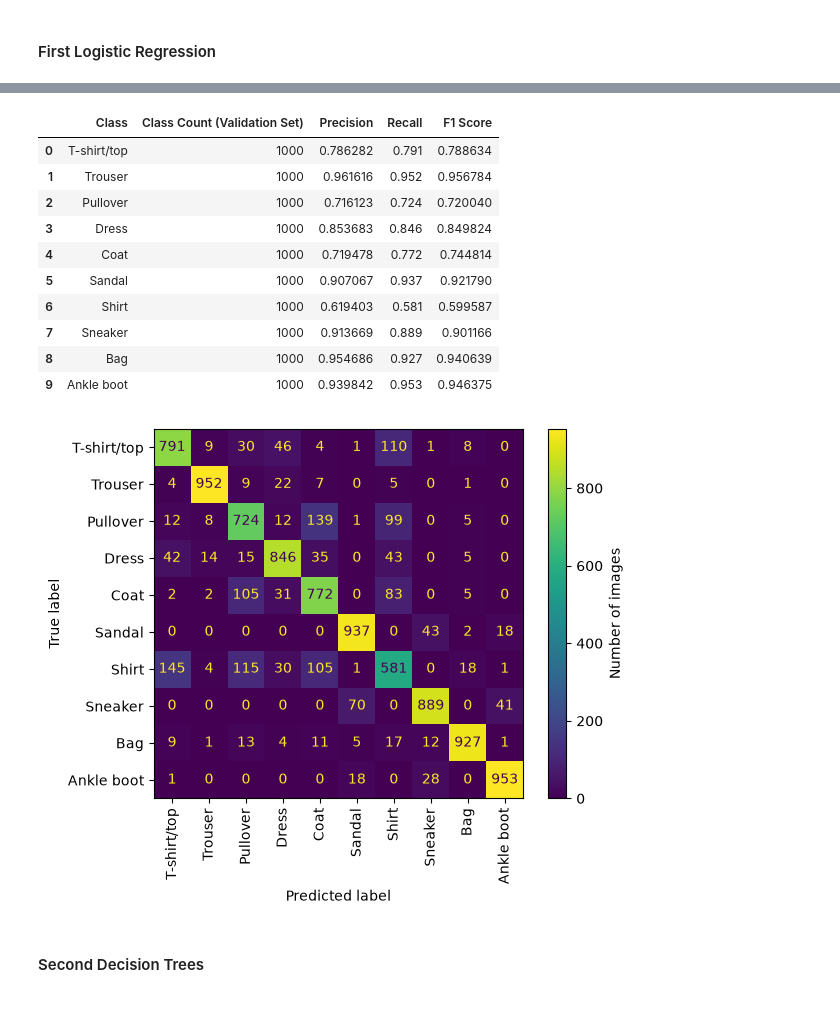
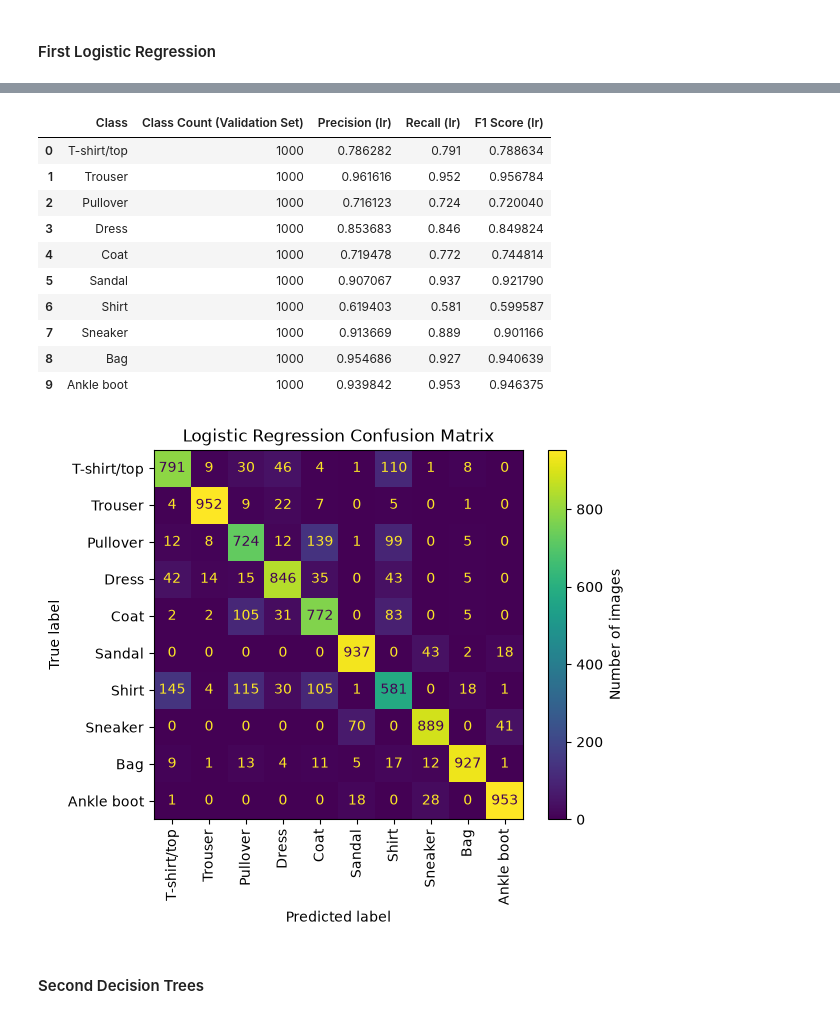
Before and after one commit to JCYuhei/NLP-Model-Investigation-Fashion-MNIST, a Jupyter notebook: coursework.ipynb, the cells around one changed output, grey strips where cells are left out. Saved outputs shown, nothing was run; the diff lists cells and outputs as text; code cells hidden in the pictures.

```diff
--- a/coursework.ipynb
+++ b/coursework.ipynb
@@ -309,14 +309,14 @@ lr_f1 = f1_score(y_val, lr_val_predictions, average = None, zero_division = 0)
 lr_results = pd.DataFrame({
     "Class": training_data.classes,
     "Class Count (Validation Set)": np.bincount(y_val),
-    "Precision": lr_precision,
-    "Recall": lr_recall,
-    "F1 Score": lr_f1
+    "Precision (lr)": lr_precision,
+    "Recall (lr)": lr_recall,
+    "F1 Score (lr)": lr_f1
 })
 
 lr_results
 # %% [output]
-|  | Class | Class Count (Validation Set) | Precision | Recall | F1 Score |
+|  | Class | Class Count (Validation Set) | Precision (lr) | Recall (lr) | F1 Score (lr) |
 | 0 | T-shirt/top | 1000 | 0.786282 | 0.791 | 0.788634 |
 | 1 | Trouser | 1000 | 0.961616 | 0.952 | 0.956784 |
 | 2 | Pullover | 1000 | 0.716123 | 0.724 | 0.720040 |
@@ -330,19 +330,20 @@ lr_results
 # %%
 # Confusion Matrix for Logistic Regression
 from sklearn.metrics import confusion_matrix
 from sklearn.metrics import ConfusionMatrixDisplay
 
 #Confusion matrix for logistic regression
 lr_confusion_matrix = confusion_matrix(y_val, lr_val_predictions)
 disp = ConfusionMatrixDisplay(confusion_matrix = lr_confusion_matrix, display_labels = training_data.classes)
 disp.plot()
 
 #Rotate x-axis labels and add colorbar label
 disp.im_.colorbar.set_label("Number of images")
+plt.title("Logistic Regression Confusion Matrix")
 plt.xticks(rotation=90)
 plt.show()
 # %% [output]
-[figure, old version]
+[figure, new version]
 # %% [markdown]
 #### Second Decision Trees
 # %%
```
Also changed, not shown: parts of 13 cells of this notebook.
